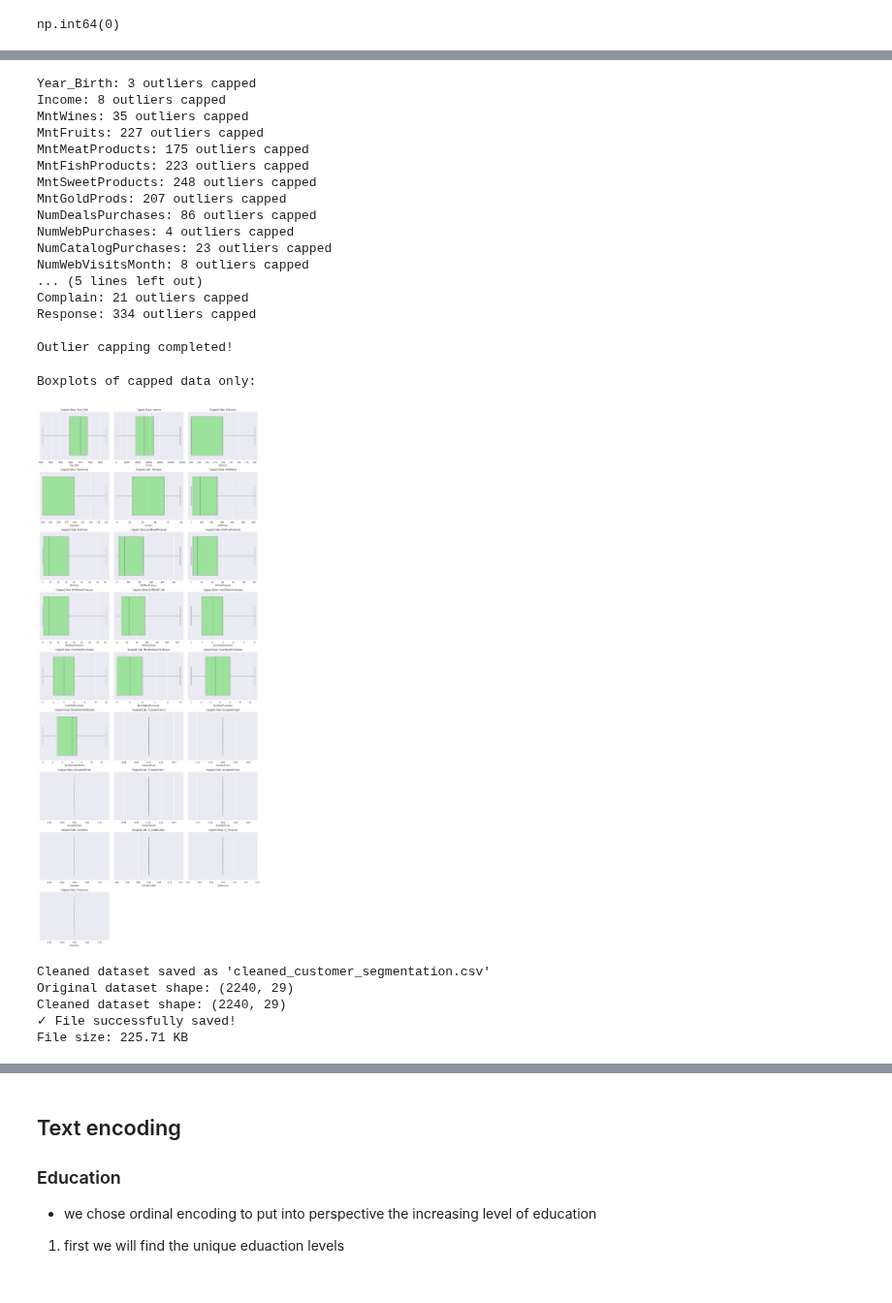
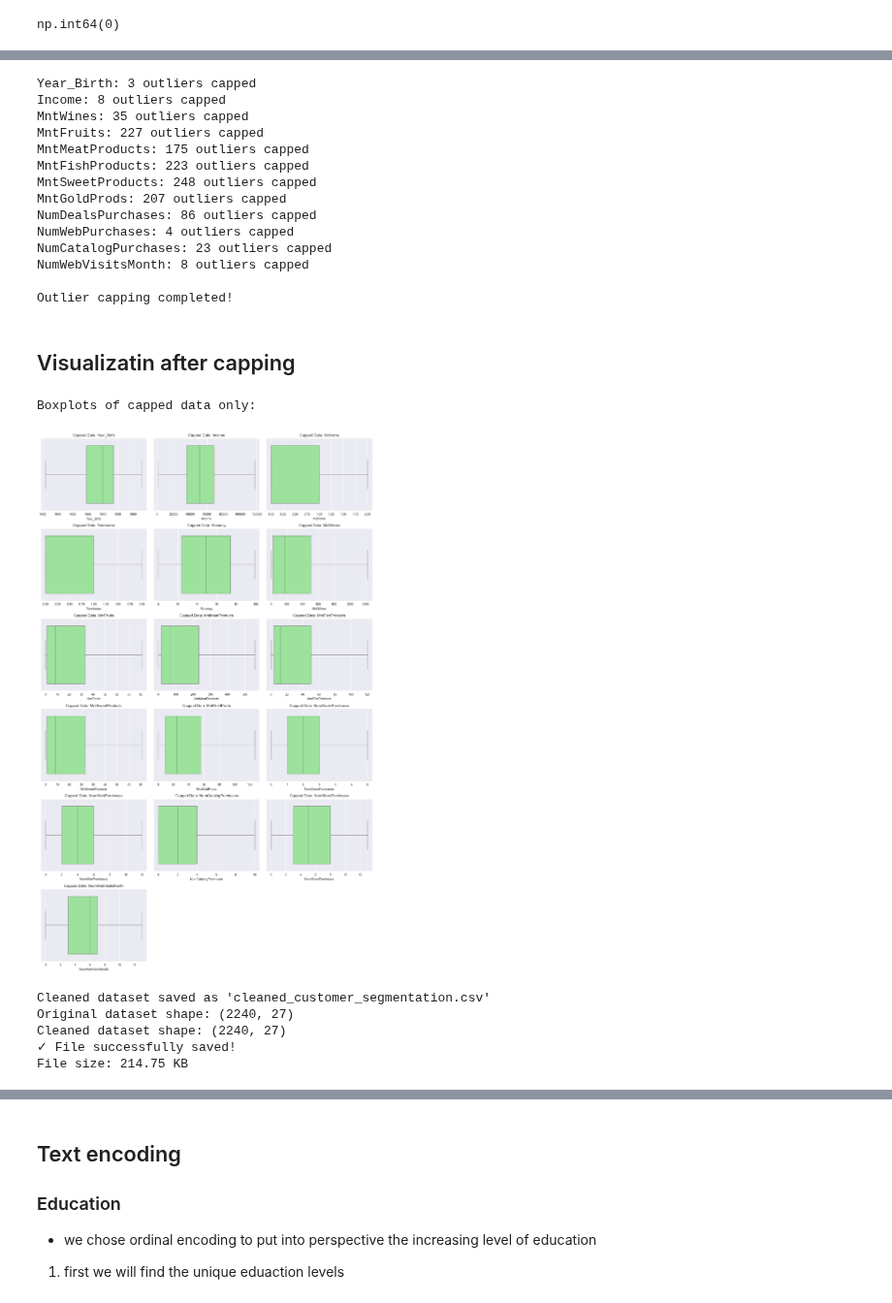
Before and after one commit to martinaainembabazi/GROUP-D-DATA-SCIENCE-PROJECT-ON-CUSTOMER-SEGMENTATION, a Jupyter notebook: customersegmentation.ipynb, the cells around one changed output, grey strips where cells are left out. Shown at 97% size. Cells and saved outputs as stored; diff of their text form; code cells hidden in the pictures.

```diff
--- a/customersegmentation.ipynb
+++ b/customersegmentation.ipynb
@@ -93,12 +133,12 @@ Name: Dt_Customer, dtype: datetime64[ns]
 # %%
 #identifying outliers using IQR method
+numerical_cols = df.select_dtypes(include=[np.number]).columns.tolist()
+
+# Exclude ID and boolean columns
+bool_cols = [col for col in df.columns if np.all(np.isin(df[col].unique(), [0, 1]))]
+numerical_cols = [col for col in numerical_cols if col not in bool_cols and col != 'ID']
 # list of Outlier
 def outlier_summary(dataframe):
-     # Get numerical columns (excluding ID )
-    numerical_cols = dataframe.select_dtypes(include=[py.number]).columns.tolist()
-    if 'ID' in numerical_cols:
-        numerical_cols.remove('ID')
-
 
     outlier_info = []
     total_outliers = 0
@@ -185,16 +221,8 @@ plot_outliers(df)
 # %%
-#handling the outliers
-import numpy as np
-
 # Capping method to handle outliers
 def cap_outliers(dataframe):
 
     df_capped = dataframe.copy()
-
-    # Get numerical columns (excluding ID)
-    numerical_cols = df_capped.select_dtypes(include=[np.number]).columns.tolist()
-    if 'ID' in numerical_cols:
-        numerical_cols.remove('ID')
 
     for col in numerical_cols:
         # Calculate IQR
@@ -234,60 +262,57 @@ NumDealsPurchases: 86 outliers capped
 NumWebPurchases: 4 outliers capped
 NumCatalogPurchases: 23 outliers capped
 NumWebVisitsMonth: 8 outliers capped
-... (5 lines left out)
-Complain: 21 outliers capped
-Response: 334 outliers capped
 
 Outlier capping completed!
+# %% [markdown]
+## Visualizatin after capping
 # %%
 
 
 # Also created a simple boxplot of just the capped data
 def plot_capped_data_only(capped_df):
 
-    numerical_cols = capped_df.select_dtypes(include=[np.number]).columns.tolist()
     if 'ID' in numerical_cols:
         numerical_cols.remove('ID')
 
     n_cols = 3
     n_plots = len(numerical_cols)
     n_rows = (n_plots + n_cols - 1) // n_cols
 
     plt.figure(figsize=(5 * n_cols, 4 * n_rows))
 
     for i, col in enumerate(numerical_cols):
         plt.subplot(n_rows, n_cols, i + 1)
-        sb.boxplot(x=capped_df[col], color='lightgreen')
+        sns.boxplot(x=capped_df[col], color='lightgreen')
         plt.title(f'Capped Data: {col}')
         plt.xlabel(col)
 
     plt.tight_layout()
     plt.show()
 
 print("Boxplots of capped data only:")
 plot_capped_data_only(df_capped)
+
+df_capped.to_csv('cleaned_customer_segmentation.csv', index=False)
+print("Cleaned dataset saved as 'cleaned_customer_segmentation.csv'")
+print(f"Original dataset shape: {df.shape}")
+print(f"Cleaned dataset shape: {df_capped.shape}")
+
+# Verify the file was saved
+import os
+
+if os.path.exists('cleaned_customer_segmentation.csv'):
+    print("✓ File successfully saved!")
+    file_size = os.path.getsize('cleaned_customer_segmentation.csv') / 1024  # Size in KB
+    print(f"File size: {file_size:.2f} KB")
+
+else:
+    print("✗ Error: File was not saved!")
 # %% [output]
 Boxplots of capped data only:
-[figure, old version]
+[figure, new version]
+Cleaned dataset saved as 'cleaned_customer_segmentation.csv'
+Original dataset shape: (2240, 27)
+Cleaned dataset shape: (2240, 27)
+✓ File successfully saved!
+File size: 214.75 KB
-# %%
-# Save the cleaned dataset with capped outliers
-df_capped.to_csv('cleaned_customer_segmentation.csv', index=False)
-print("Cleaned dataset saved as 'cleaned_customer_segmentation.csv'")
-print(f"Original dataset shape: {df.shape}")
-print(f"Cleaned dataset shape: {df_capped.shape}")
-
-# Verify the file was saved
-import os
-if os.path.exists('cleaned_customer_segmentation.csv'):
-    print("✓ File successfully saved!")
-    file_size = os.path.getsize('cleaned_customer_segmentation.csv') / 1024  # Size in KB
-    print(f"File size: {file_size:.2f} KB")
-
-else:
-    print("✗ Error: File was not saved!")
-# %% [output]
-Cleaned dataset saved as 'cleaned_customer_segmentation.csv'
-Original dataset shape: (2240, 29)
-Cleaned dataset shape: (2240, 29)
-✓ File successfully saved!
-File size: 225.71 KB
```
Also changed, not shown: parts of 30 cells of this notebook.
